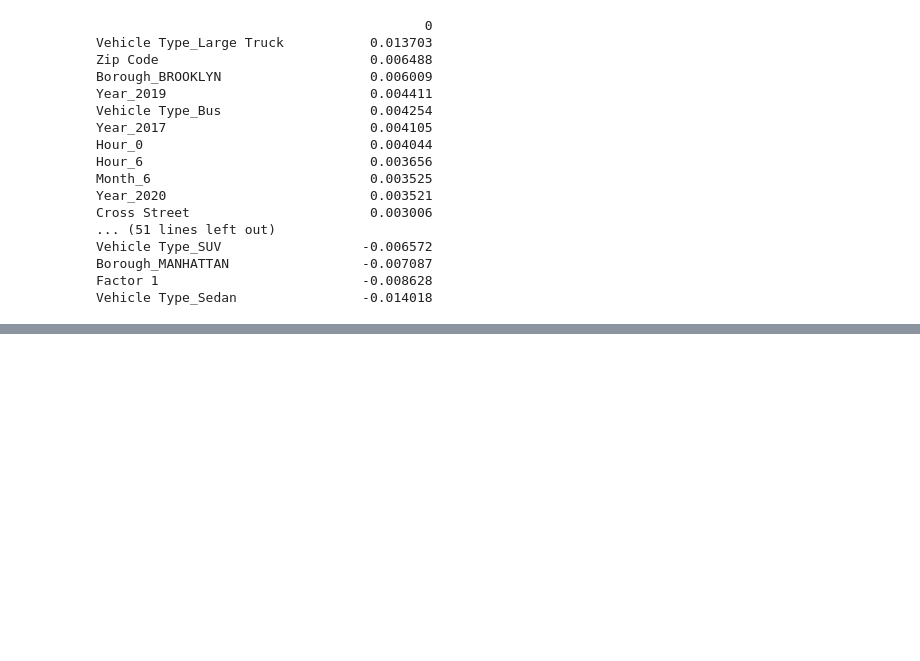
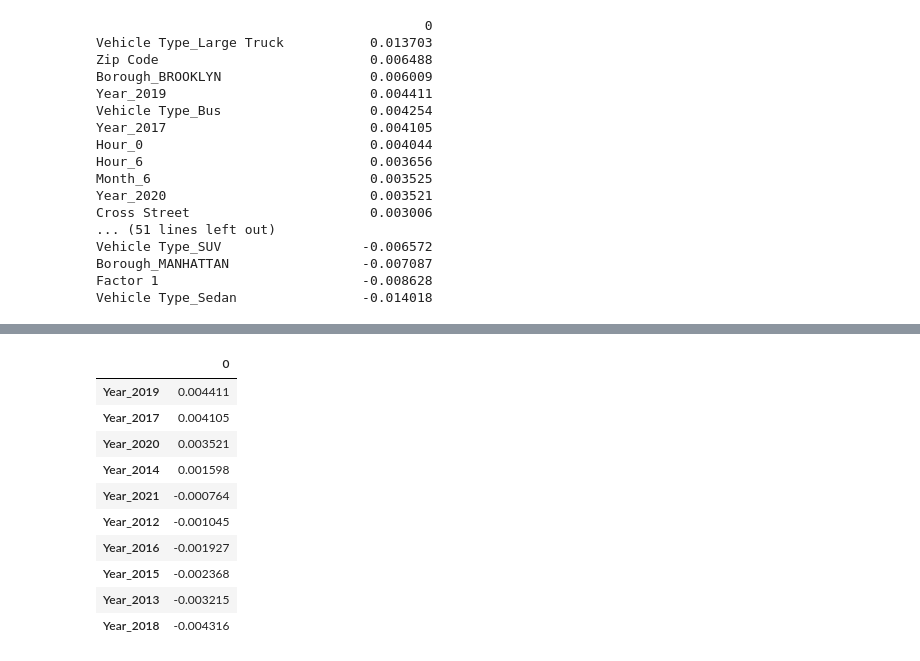
Before and after one commit to AidanStack/Cycling_Classification_Project, a Jupyter notebook: Aidan/Aidan's Notebook.ipynb, the cells around one changed output, grey strips where cells are left out. Cells and saved outputs as stored; diff of their text form; code cells hidden in the pictures; blank space fills up the shorter version.

```diff
--- a/Aidan/Aidan's Notebook.ipynb
+++ b/Aidan/Aidan's Notebook.ipynb
@@ -850,0 +882,14 @@ Vehicle Type_Sedan                -0.014018
+# %%
+features['Year']
+# %% [output]
+|  | 0 |
+| Year_2019 | 0.004411 |
+| Year_2017 | 0.004105 |
+| Year_2020 | 0.003521 |
+| Year_2014 | 0.001598 |
+| Year_2021 | -0.000764 |
+| Year_2012 | -0.001045 |
+| Year_2016 | -0.001927 |
+| Year_2015 | -0.002368 |
+| Year_2013 | -0.003215 |
+| Year_2018 | -0.004316 |
```
Also changed, not shown: parts of 15 cells of this notebook.
